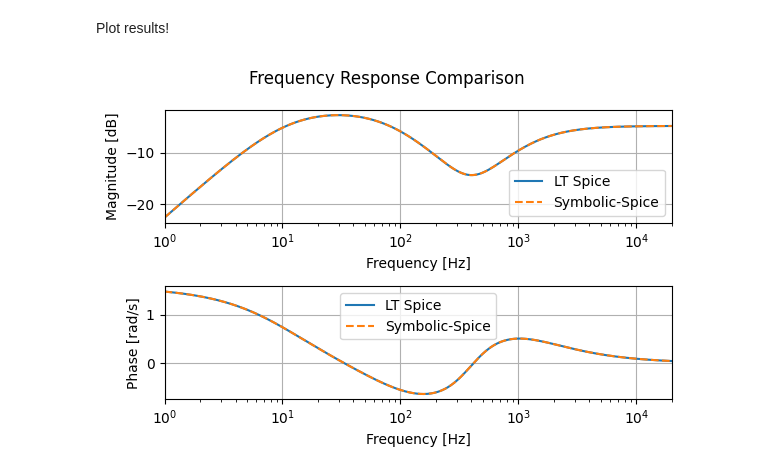
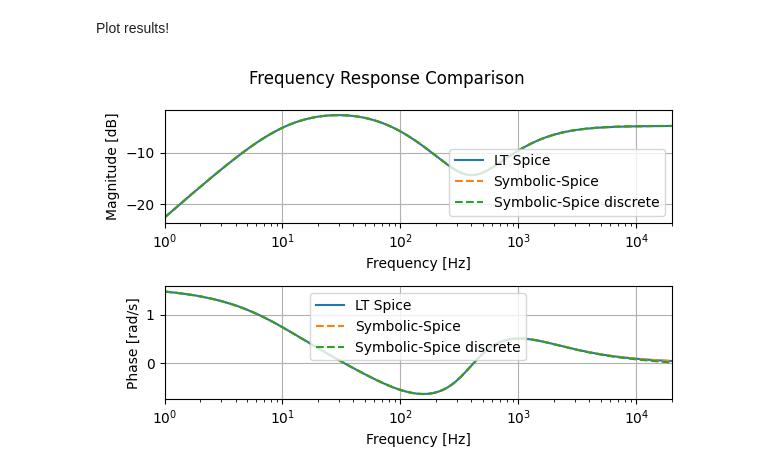
Before and after one commit to eliot-des/Symbolic-Spice, a Jupyter notebook: FMV Tone Stack.ipynb, the cells around one changed output. Saved outputs shown, nothing was run; the diff lists cells and outputs as text; code cells hidden in the pictures.

```diff
--- a/FMV Tone Stack.ipynb
+++ b/FMV Tone Stack.ipynb
@@ -32,6 +31,6 @@ Now let's get the frequency response from our transfer function.
 f = np.geomspace(1,20000, num=1000)
 w = 2*np.pi*f
 # Get numerical analog coefficients
-b_num, a_num =  H.numerical_analog_filter_coefficients()
+b_num, a_num = circuit.tf(output_node = 6, symb=False)
 # Get continuous frequency response
 _, h = freqs(b_num, a_num, worN=w)
@@ -37,0 +52,10 @@ _, h = freqs(b_num, a_num, worN=w)
+# %%
+Fs = 48e3
+b_dig, a_dig = circuit.tf(output_node = 6, symb=False, z='blnr', fs=Fs)
+# need to sort when array is float or object
+b_dig = np.array(b_dig, dtype=np.float64)
+a_dig = np.array(a_dig, dtype=np.float64)
+# need to add normalize for discrete too
+_, Hd = freqz(b_dig, a_dig, worN=f, fs=Fs)
+print(f'\nb coefficients :{b_dig}')
+print(f'a coefficients :{a_dig}')
@@ -56,24 +83,26 @@ Plot results!
 # %%
 %matplotlib inline
 plt.figure(figsize=(6,4))
 plt.subplot(2,1,1)
 plt.semilogx(spiceF, 20 * np.log10( np.abs(spiceH) ), label='LT Spice')
 plt.semilogx(f, 20 * np.log10( np.abs(h) ), label='Symbolic-Spice', linestyle='--')
+plt.semilogx(f, 20 * np.log10( np.abs(Hd) ), label='Symbolic-Spice discrete', linestyle='--')
 plt.xlim((1,20e3))
 plt.xlabel('Frequency [Hz]')
 plt.ylabel('Magnitude [dB]')
 plt.grid()
 plt.legend()
 plt.subplot(2,1,2)
 plt.semilogx(spiceF, np.angle(spiceH), label='LT Spice')
 plt.semilogx(f, np.angle(h), label='Symbolic-Spice', linestyle='--')
+plt.semilogx(f, np.angle(Hd), label='Symbolic-Spice discrete', linestyle='--')
 plt.xlim((1,20e3))
 plt.xlabel('Frequency [Hz]')
 plt.ylabel('Phase [rad/s]')
 plt.grid()
 plt.legend()
 plt.suptitle('Frequency Response Comparison')
 plt.tight_layout()
 plt.show()
 # %% [output]
-[figure, old version]
+[figure, new version]
```
Also changed, not shown: parts of 7 cells of this notebook.
